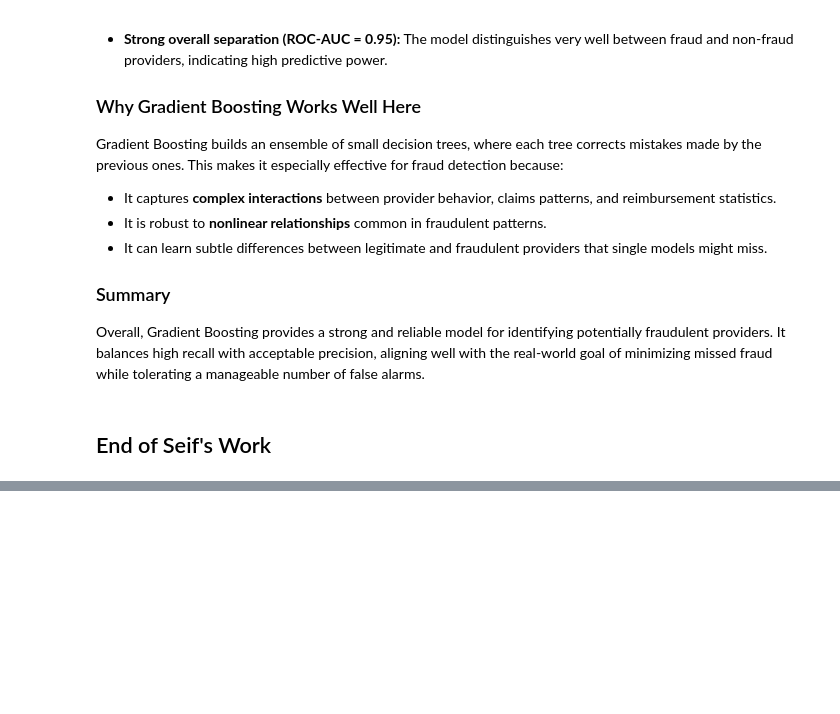
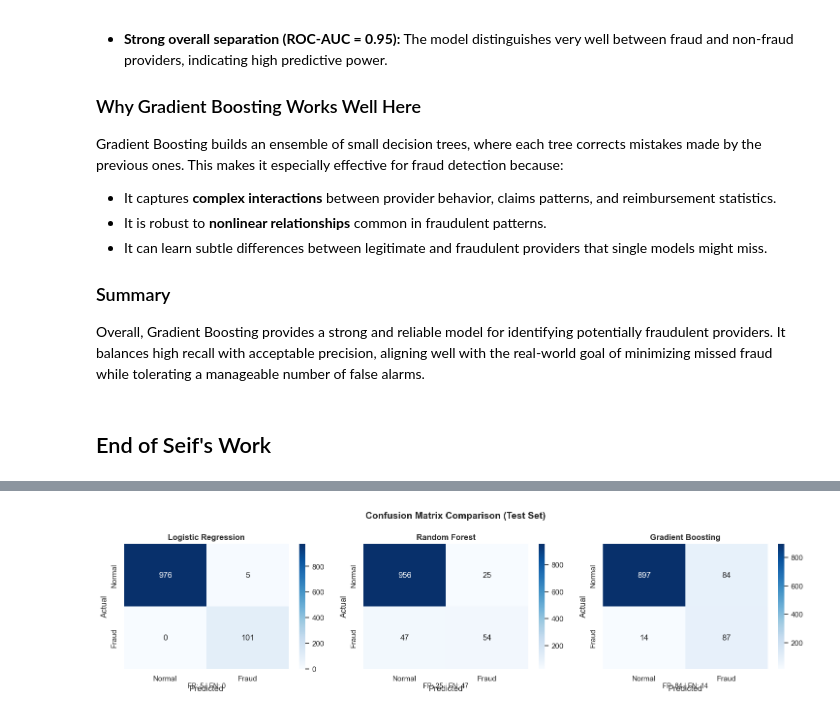
Before and after one commit to omarAhmed-11/fraud_detection_project, a Jupyter notebook: 02_modeling.ipynb, the cells around one changed output, grey strips where cells are left out. Cells and saved outputs as stored; diff of their text form; code cells hidden in the pictures; blank space fills up the shorter version.

```diff
--- a/02_modeling.ipynb
+++ b/02_modeling.ipynb
@@ -604,0 +993,30 @@ It balances high recall with acceptable precision, aligning well with the real-w
+# %%
+# ==============================================================================
+# VISUAL COMPARISON: CONFUSION MATRICES
+# ==============================================================================
+
+from sklearn.metrics import confusion_matrix
+
+fig, axes = plt.subplots(1, 3, figsize=(15, 4))
+
+for idx, (model_name, data) in enumerate(model_results.items()):
+    y_pred = data['model'].predict(data['X_test'])
+    cm = confusion_matrix(data['y_test'], y_pred)
+
+    sns.heatmap(cm, annot=True, fmt='d', cmap='Blues', ax=axes[idx],
+                xticklabels=['Normal', 'Fraud'],
+                yticklabels=['Normal', 'Fraud'])
+    axes[idx].set_title(f'{model_name}', fontsize=12, fontweight='bold')
+    axes[idx].set_xlabel('Predicted')
+    axes[idx].set_ylabel('Actual')
+
+    # Add metrics annotation
+    tn, fp, fn, tp = cm.ravel()
+    axes[idx].text(0.5, -0.15, f'FP: {fp} | FN: {fn}',
+                   transform=axes[idx].transAxes, ha='center', fontsize=10)
+
+plt.suptitle('Confusion Matrix Comparison (Test Set)', fontsize=14, fontweight='bold')
+plt.tight_layout()
+plt.show()
+# %% [output]
+[figure, added]
```
Also changed, not shown: parts of 24 cells of this notebook, 2 other files.
